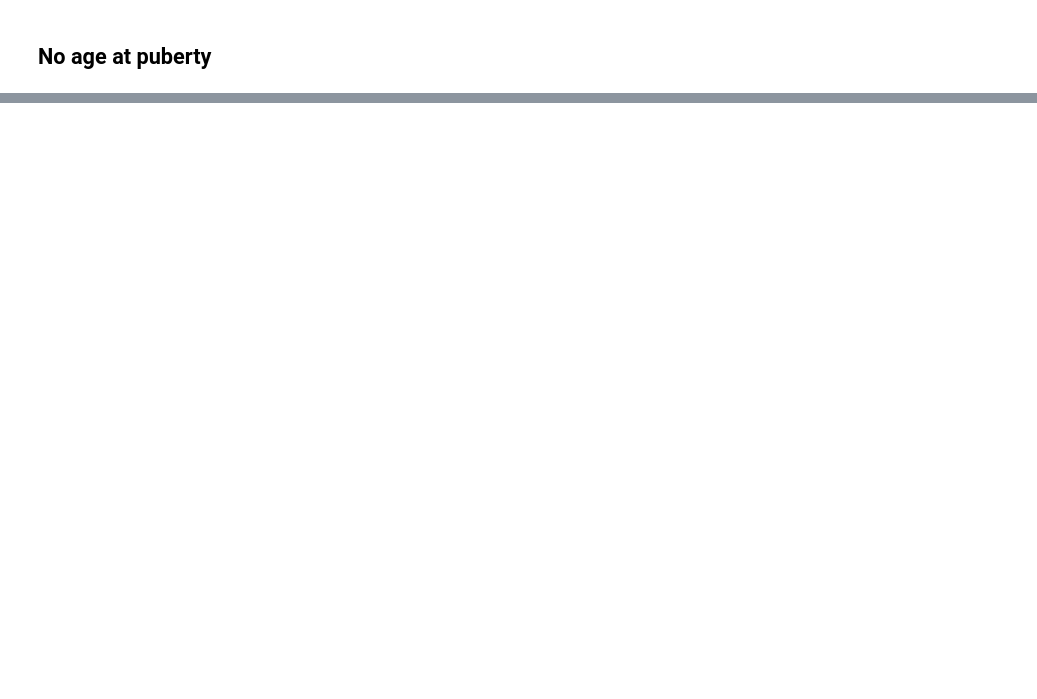
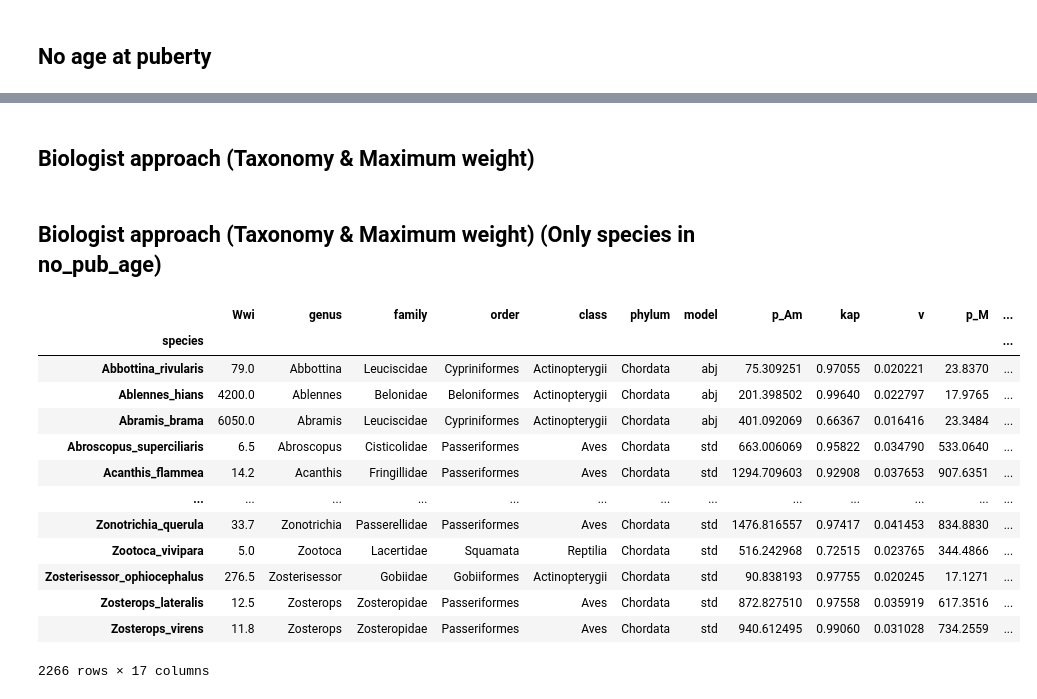
Before and after one commit to diogo-f-oliveira/DEB_ML_Init, a Jupyter notebook: notebooks/Data Preprocessing.ipynb, the cells around one changed output, grey strips where cells are left out. Cells and saved outputs as stored; diff of their text form; code cells hidden in the pictures; blank space fills up the shorter version.

```diff
--- a/notebooks/Data Preprocessing.ipynb
+++ b/notebooks/Data Preprocessing.ipynb
@@ -211,0 +299,3 @@ print_missing_values_per_column(df)
+# %%
+# Create genus taxon from species name
+df['genus'] = df.index.map(lambda s: s.split('_')[0])
@@ -669,13 +323,0 @@ nwp_ratio_df = pd.DataFrame(index=nwp_df.index, columns=nwp_ratio_df_cols)
-# %%
-for col in nwp_ratio_df.columns:
-    if col in nwp_df.columns:
-        nwp_ratio_df[col] = nwp_df[col].copy()
-nwp_ratio_df['ab_m'] = nwp_df['ab'] / nwp_df['am']
-nwp_ratio_df['abjx_m'] = nwp_df['abjx'] / nwp_df['am']
-nwp_ratio_df['ap_m'] = nwp_df['ap'] / nwp_df['am']
-nwp_ratio_df['Wwb_i'] = nwp_df['Wwb'] / nwp_df['Wwi']
-nwp_ratio_df['Wwbjx_i'] = nwp_df['Wwbjx'] / nwp_df['Wwi']
-# Guarantees maturity increases are respected
-nwp_ratio_df['E_Hb_bjx'] = nwp_df['E_Hb'] / nwp_df['E_Hbjx']
-nwp_ratio_df['E_Hbjx_p'] = nwp_df['E_Hbjx'] / nwp_df['E_Hp']
-nwp_ratio_df
@@ -1082,0 +556,38 @@ Test set size: 160
+# %% [markdown]
+## Biologist approach (Taxonomy & Maximum weight)
+# %% [markdown]
+## Biologist approach (Taxonomy & Maximum weight) (Only species in no_pub_age)
+# %%
+bio_nap_df_cols = [
+    'Wwi',
+    'genus', 'family', 'order', 'class', 'phylum',
+    'model',
+    'p_Am', 'kap', 'v', 'p_M', 'E_G', 'E_Hb', 'E_Hx', 'E_Hj', 'E_Hp', 'k_J',
+]
+
+bio_nap_df = pd.DataFrame(index=nap_df.index, columns=bio_nap_df_cols)
+bio_nap_df.index.name = 'species'
+for col in bio_nap_df_cols:
+    if col in df.columns:
+        bio_nap_df[col] = df[col].copy()
+# Fill in E_Hx and E_Hj values for species that do not define them
+bio_nap_df['E_Hx'] = bio_nap_df['E_Hx'].fillna(bio_nap_df['E_Hb'])
+bio_nap_df['E_Hj'] = bio_nap_df['E_Hj'].fillna(bio_nap_df['E_Hb'])
+
+bio_nap_df.dropna(how='any', inplace=True)
+bio_nap_df
+# %% [output]
+|  | Wwi | genus | family | order | class | phylum | model | p_Am | kap | v | p_M | ... |
+| species |  |  |  |  |  |  |  |  |  |  |  | ... |
+| Abbottina_rivularis | 79.0 | Abbottina | Leuciscidae | Cypriniformes | Actinopterygii | Chordata | abj | 75.309251 | 0.97055 | 0.020221 | 23.8370 | ... |
+| Ablennes_hians | 4200.0 | Ablennes | Belonidae | Beloniformes | Actinopterygii | Chordata | abj | 201.398502 | 0.99640 | 0.022797 | 17.9765 | ... |
+| Abramis_brama | 6050.0 | Abramis | Leuciscidae | Cypriniformes | Actinopterygii | Chordata | abj | 401.092069 | 0.66367 | 0.016416 | 23.3484 | ... |
+| Abroscopus_superciliaris | 6.5 | Abroscopus | Cisticolidae | Passeriformes | Aves | Chordata | std | 663.006069 | 0.95822 | 0.034790 | 533.0640 | ... |
+| Acanthis_flammea | 14.2 | Acanthis | Fringillidae | Passeriformes | Aves | Chordata | std | 1294.709603 | 0.92908 | 0.037653 | 907.6351 | ... |
+| ... | ... | ... | ... | ... | ... | ... | ... | ... | ... | ... | ... | ... |
+| Zonotrichia_querula | 33.7 | Zonotrichia | Passerellidae | Passeriformes | Aves | Chordata | std | 1476.816557 | 0.97417 | 0.041453 | 834.8830 | ... |
+| Zootoca_vivipara | 5.0 | Zootoca | Lacertidae | Squamata | Reptilia | Chordata | std | 516.242968 | 0.72515 | 0.023765 | 344.4866 | ... |
+| Zosterisessor_ophiocephalus | 276.5 | Zosterisessor | Gobiidae | Gobiiformes | Actinopterygii | Chordata | std | 90.838193 | 0.97755 | 0.020245 | 17.1271 | ... |
+| Zosterops_lateralis | 12.5 | Zosterops | Zosteropidae | Passeriformes | Aves | Chordata | std | 872.827510 | 0.97558 | 0.035919 | 617.3516 | ... |
+| Zosterops_virens | 11.8 | Zosterops | Zosteropidae | Passeriformes | Aves | Chordata | std | 940.612495 | 0.99060 | 0.031028 | 734.2559 | ... |
+2266 rows × 17 columns
```
Also changed, not shown: parts of 68 cells of this notebook, 1 other file.
